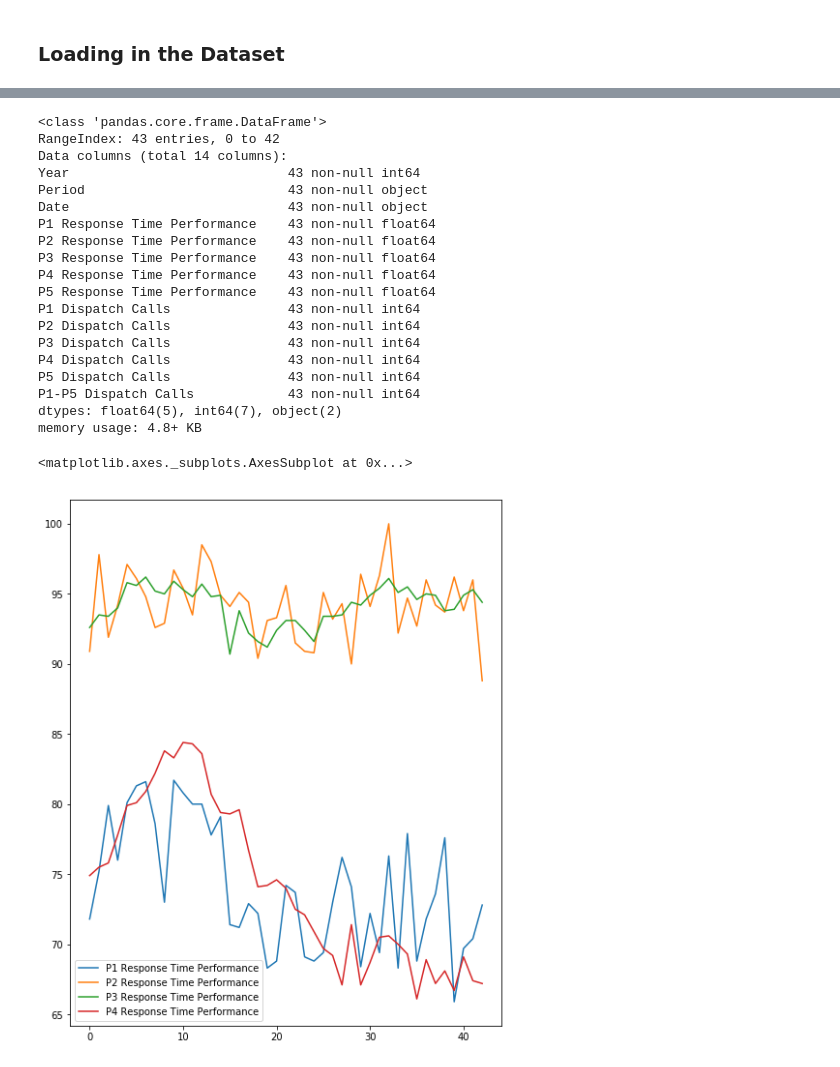
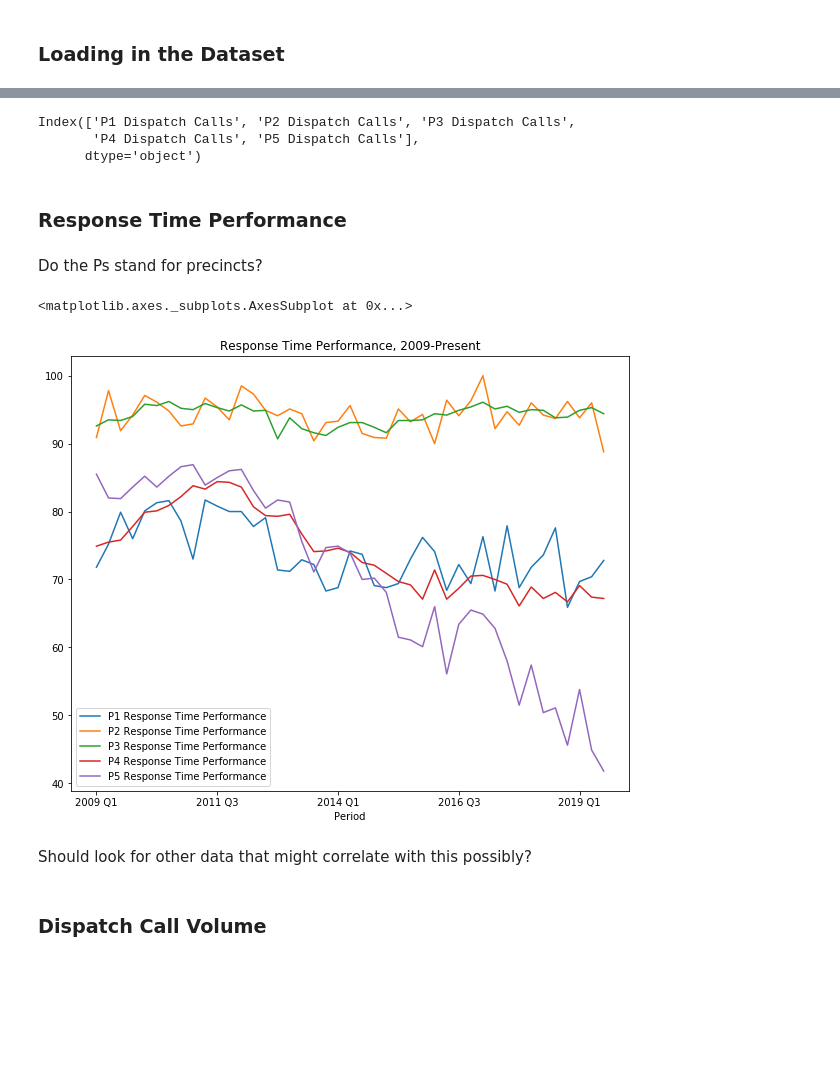
Before and after one commit to PeterFriedrich/eps-analysis, a Jupyter notebook: response-time-analysis.ipynb, the cells around one changed output, grey strips where cells are left out. Drawn from its saved outputs; the diff is of its cells as text; code cells hidden in the pictures; blank space fills up the shorter version.

Commit message:
finished the basic time series plots

```diff
--- a/response-time-analysis.ipynb
+++ b/response-time-analysis.ipynb
@@ -40,22 +38,0 @@ df.head()
-# %%
-df.info()
-# %% [output]
-<class 'pandas.core.frame.DataFrame'>
-RangeIndex: 43 entries, 0 to 42
-Data columns (total 14 columns):
-Year                            43 non-null int64
-Period                          43 non-null object
-Date                            43 non-null object
-P1 Response Time Performance    43 non-null float64
-P2 Response Time Performance    43 non-null float64
-P3 Response Time Performance    43 non-null float64
-P4 Response Time Performance    43 non-null float64
-P5 Response Time Performance    43 non-null float64
-P1 Dispatch Calls               43 non-null int64
-P2 Dispatch Calls               43 non-null int64
-P3 Dispatch Calls               43 non-null int64
-P4 Dispatch Calls               43 non-null int64
-P5 Dispatch Calls               43 non-null int64
-P1-P5 Dispatch Calls            43 non-null int64
-dtypes: float64(5), int64(7), object(2)
-memory usage: 4.8+ KB
@@ -62,2 +41,13 @@ memory usage: 4.8+ KB
+# %%
+df.columns[8:13]
+# %% [output]
+Index(['P1 Dispatch Calls', 'P2 Dispatch Calls', 'P3 Dispatch Calls',
+       'P4 Dispatch Calls', 'P5 Dispatch Calls'],
+      dtype='object')
+# %% [markdown]
+### Response Time Performance
+# %% [markdown]
+Do the Ps stand for precincts?
 # %%
-subset = df[df.columns[3:7]]
+subset = df[df.columns[3:8]]
+period = df.Period
@@ -66,5 +54,5 @@ period = df.Period
 # %%
-subset.plot(figsize=(8, 10), grid=)
+subset.plot(x=period, figsize=(10, 8), grid=False, title='Response Time Performance, 2009-Present')
 # %% [output]
 <matplotlib.axes._subplots.AxesSubplot at 0x...>
-[figure, old version]
+[figure, new version]
@@ -76,0 +59,4 @@ df.head()
+# %% [markdown]
+Should look for other data that might correlate with this possibly?
+# %% [markdown]
+### Dispatch Call Volume
```
Also changed, not shown: parts of 9 cells of this notebook.
